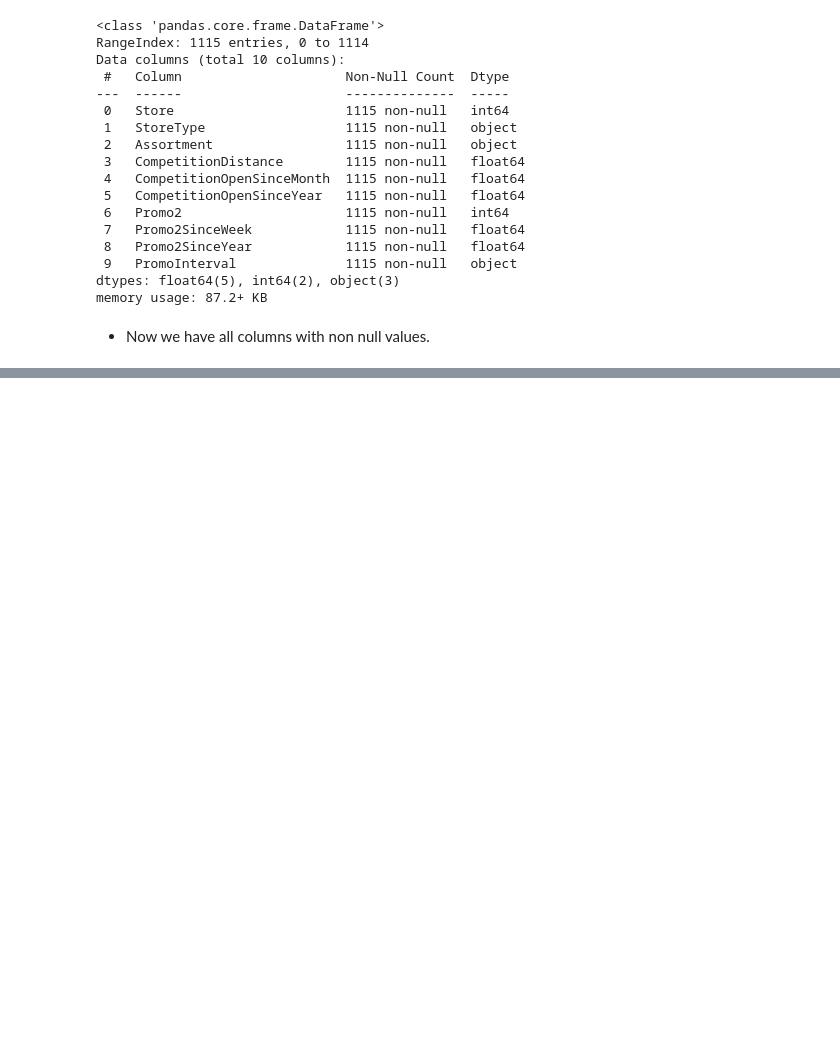
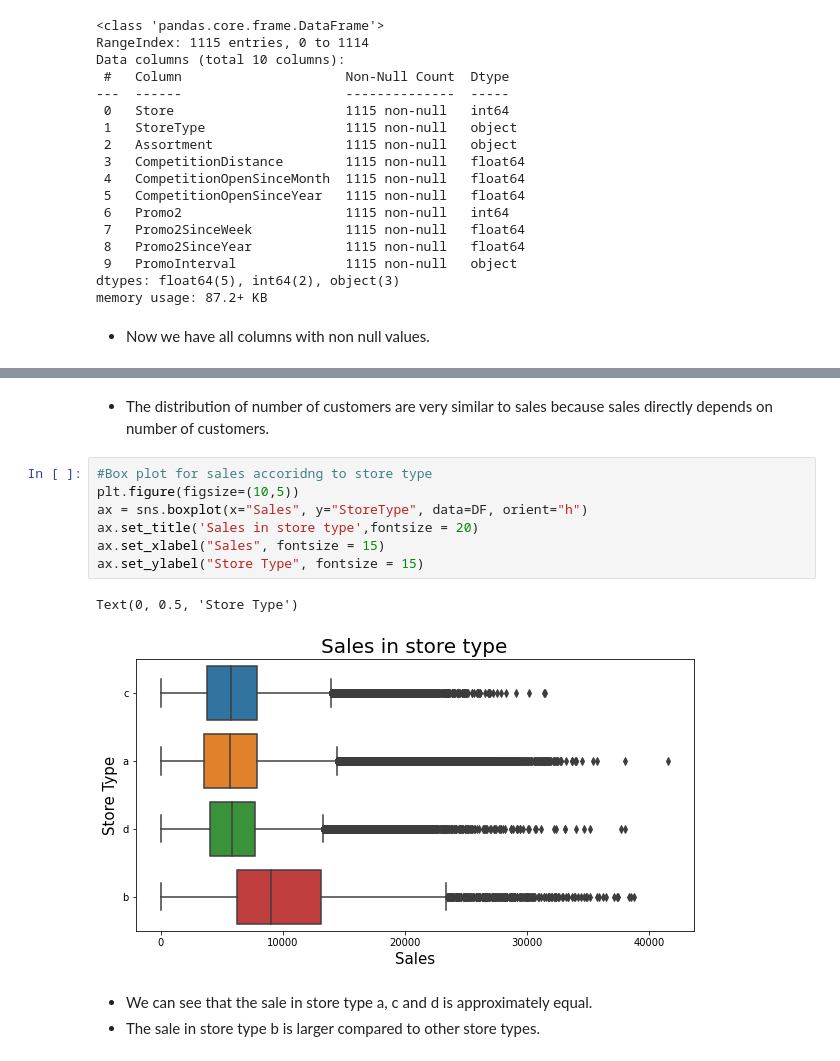
Before and after one commit to shab29/Regression_capstoneProject, a Jupyter notebook: Rossmann_Sales_Prediction_SB_Capstone_Project.ipynb, the cells around one changed output, grey strips where cells are left out. Saved outputs shown, nothing was run; the diff lists cells and outputs as text; blank space fills up the shorter version.

```diff
--- a/Rossmann_Sales_Prediction_SB_Capstone_Project.ipynb
+++ b/Rossmann_Sales_Prediction_SB_Capstone_Project.ipynb
@@ -276,0 +337,15 @@ memory usage: 87.2+ KB
+# %% [markdown]
+* The distribution of number of customers are very similar to sales because sales directly depends on number of customers.
+# %%
+#Box plot for sales accoridng to store type
+plt.figure(figsize=(10,5))
+ax = sns.boxplot(x="Sales", y="StoreType", data=DF, orient="h")
+ax.set_title('Sales in store type',fontsize = 20)
+ax.set_xlabel("Sales", fontsize = 15)
+ax.set_ylabel("Store Type", fontsize = 15)
+# %% [output]
+Text(0, 0.5, 'Store Type')
+[figure, added]
+# %% [markdown]
+* We can see that the sale in store type a, c and d is approximately equal.
+* The sale in store type b is larger compared to other store types.
```
Also changed, not shown: parts of 25 cells of this notebook.
